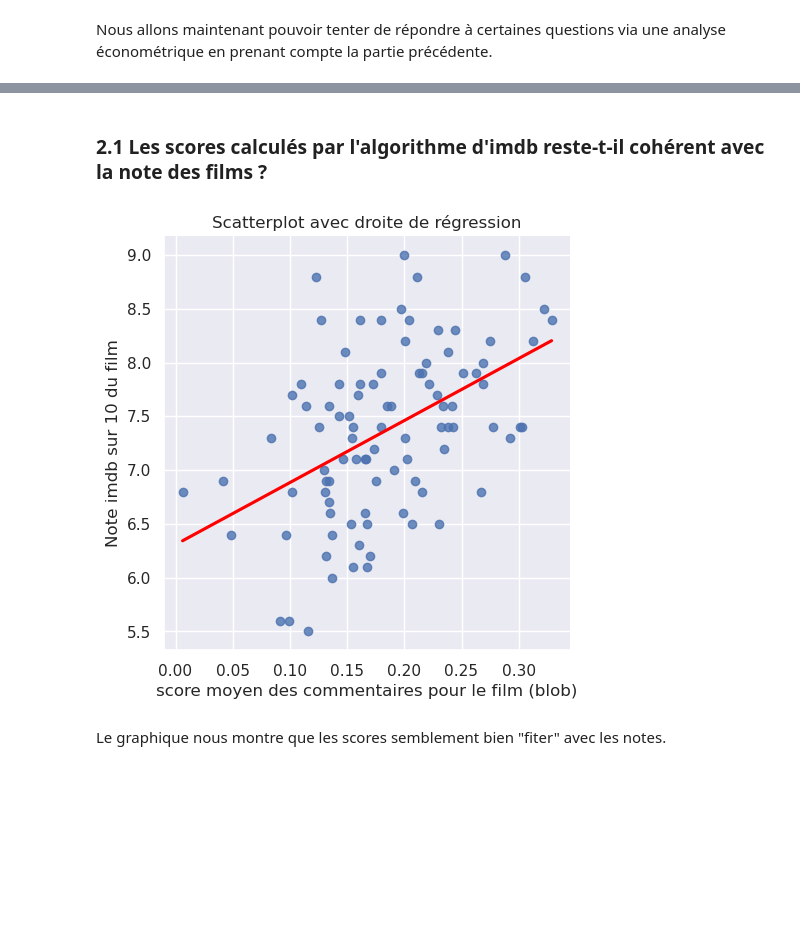
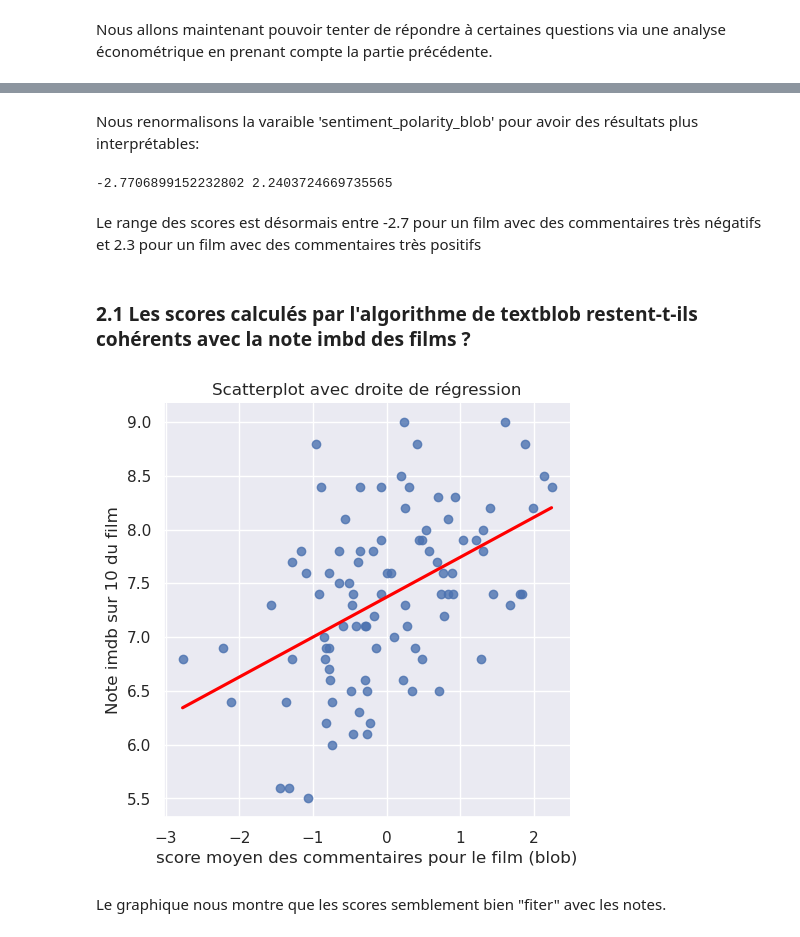
Before and after one commit to LouisArmand0/Projet_Python, a Jupyter notebook: Analyse_modelisation_3o3.ipynb, the cells around one changed output, grey strips where cells are left out. Drawn from its saved outputs; the diff is of its cells as text; code cells hidden in the pictures; blank space fills up the shorter version.

```diff
--- a/Analyse_modelisation_3o3.ipynb
+++ b/Analyse_modelisation_3o3.ipynb
@@ -87,3 +47,0 @@ def analyze_sentiment_blob(tokens):
-# %%
-# Appliquez la fonction à la colonne 'tokens_lemmatized' du DataFrame
-df['sentiment_polarity_blob'] = df['Tokens lemmatisés'].apply(analyze_sentiment_blob)
@@ -97,3 +47,0 @@ def analyze_sentiment_nltk(tokens):
-# %%
-%%time
-df['sentiment_polarity_nltk'] = df["Tokens lemmatisés"].apply(analyze_sentiment_nltk)
@@ -120,6 +47,0 @@ df.dtypes
-# %%
-#change le type de la colonne 'Note imdb' en float
-df['Note imdb'] = df['Note imdb'].str.replace(',', '.').astype(float)
-df['Annee'] = df['Annee'].astype(float)
-df["Budget"] = df["Budget"].astype(float)
-df['Box office'] = df["Box office"].astype(float)
@@ -441,17 +371,27 @@ Nous allons maintenant pouvoir tenter de répondre à certaines questions via un
+# %% [markdown]
+Nous renormalisons la varaible 'sentiment_polarity_blob' pour avoir des résultats plus interprétables:
+# %%
+scaler = StandardScaler()
+df['sentiment_polarity_scaled'] = scaler.fit_transform(df['sentiment_polarity_blob'].values.reshape(-1, 1))
+print(df['sentiment_polarity_scaled'].min(), df['sentiment_polarity_scaled'].max())
+# %% [output]
+-2.7706899152232802 2.2403724669735565
+# %% [markdown]
+Le range des scores est désormais entre -2.7 pour un film avec des commentaires très négatifs et 2.3 pour un film avec des commentaires très positifs
 # %% [markdown]
-### 2.1 Les scores calculés par l'algorithme d'imdb reste-t-il cohérent avec la note des films ?
+### 2.1 Les scores calculés par l'algorithme de textblob restent-t-ils cohérents avec la note imbd des films ?
 # %%
 # Affichez le nuage de points
-sns.lmplot(x='sentiment_polarity_blob', y='Note imdb', data=df, line_kws={'color': 'red'}, ci=None)
+sns.lmplot(x='sentiment_polarity_scaled', y='Note imdb', data=df, line_kws={'color': 'red'}, ci=None)
 # Ajout de titres et de labels
 plt.title('Scatterplot avec droite de régression')
 plt.xlabel('score moyen des commentaires pour le film (blob)')
 plt.ylabel('Note imdb sur 10 du film')
 
 # Affichage du graphique
 plt.show()
 # %% [output]
-[figure, old version]
+[figure, new version]
 # %% [markdown]
 Le graphique nous montre que les scores semblement bien "fiter" avec les notes.
 # %%
```
Also changed, not shown: parts of 56 cells of this notebook.
